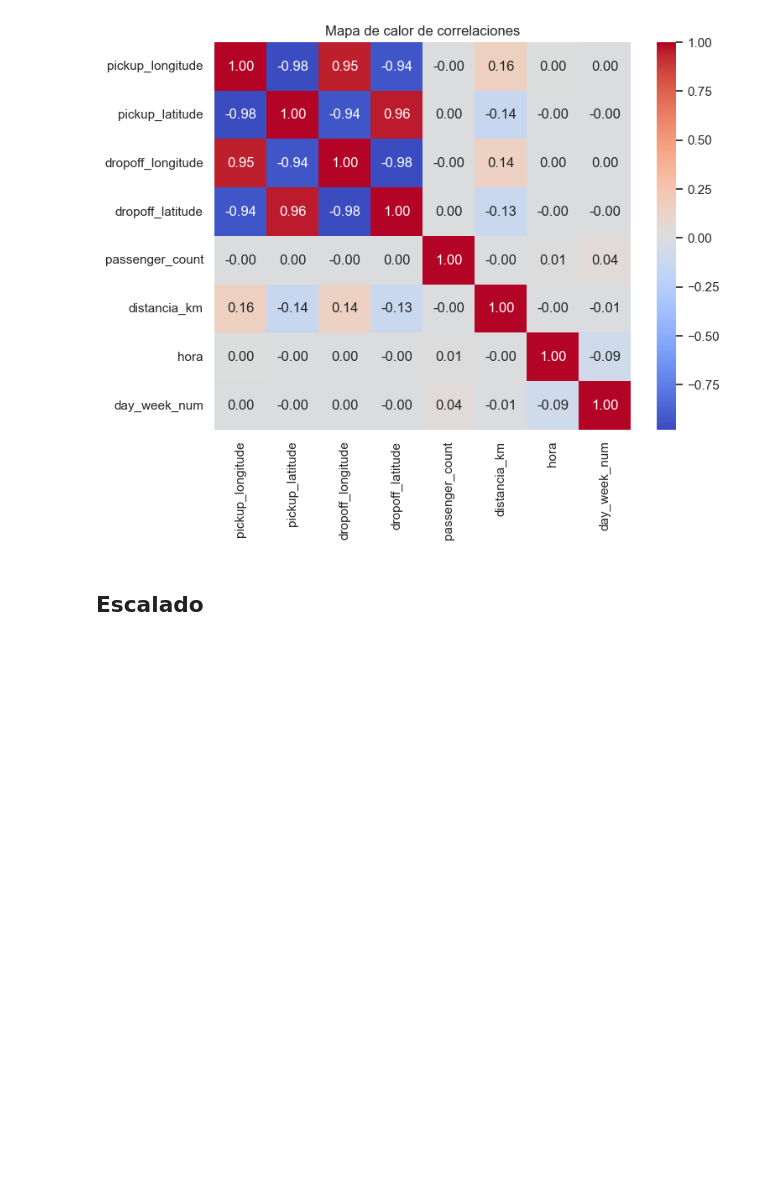
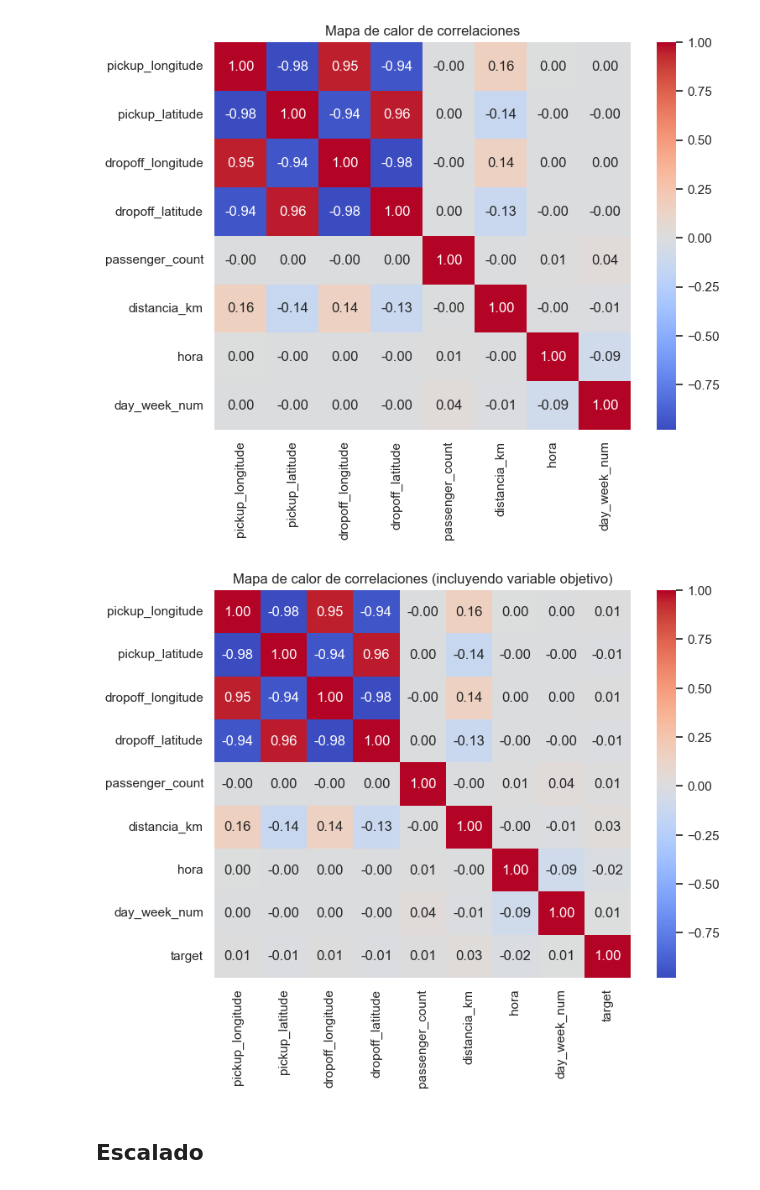
Before and after one commit to FefeTroanes/AA1-TUIA-2025C2-Molina-Romano-Troanes, a Jupyter notebook: TP-Regresion-AA1-2025C1.ipynb, the cells around one changed output. Cells and saved outputs as stored; diff of their text form; code cells hidden in the pictures; blank space fills up the shorter version.

```diff
--- a/TP-Regresion-AA1-2025C1.ipynb
+++ b/TP-Regresion-AA1-2025C1.ipynb
@@ -475,5 +536,20 @@ plt.title("Mapa de calor de correlaciones")
 plt.show()
 # %% [output]
 [figure]
+# %%
+data_combined = X_train[['pickup_longitude', 'pickup_latitude',
+                         'dropoff_longitude', 'dropoff_latitude',
+                         'passenger_count', 'distancia_km', 'hora',
+                         'day_week_num']].copy()
+data_combined['target'] = y_train
+
+corr = data_combined.corr()
+
+plt.figure(figsize=(8, 6))
+sns.heatmap(corr, annot=True, cmap="coolwarm", fmt=".2f")
+plt.title("Mapa de calor de correlaciones (incluyendo variable objetivo)")
+plt.show()
+# %% [output]
+[figure, added]
 # %% [markdown]
 ## Escalado
```
Also changed, not shown: parts of 11 cells of this notebook.
